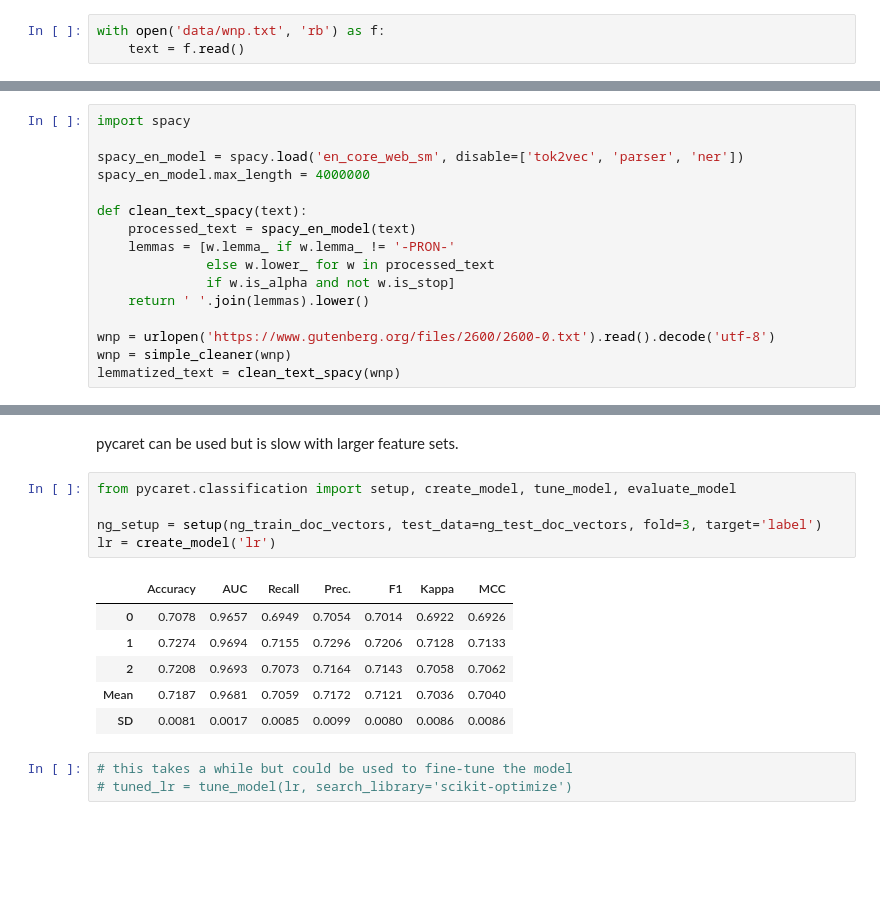
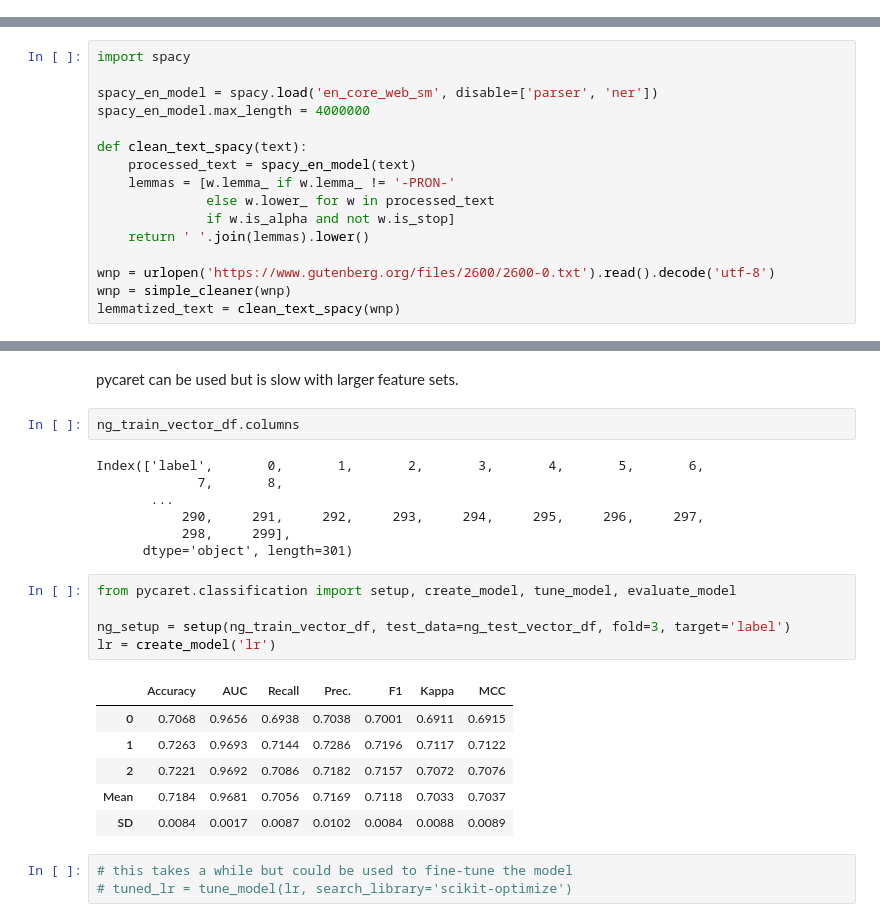
Before and after one commit to PacktPublishing/Practical-Data-Science-with-Python, a Jupyter notebook: Chapter18/Chapter_18.ipynb, the cells around one changed output, grey strips where cells are left out. Saved outputs shown, nothing was run; the diff lists cells and outputs as text; blank space fills up the shorter version.

```diff
--- a/Chapter18/Chapter_18.ipynb
+++ b/Chapter18/Chapter_18.ipynb
@@ -114,3 +130,0 @@ len(urlopen('https://www.gutenberg.org/files/2600/2600-0.txt').read().decode('ut
-# %%
-with open('data/wnp.txt', 'rb') as f:
-    text = f.read()
@@ -121,7 +144,7 @@ len(text)
 # %%
 import spacy
 
-spacy_en_model = spacy.load('en_core_web_sm', disable=['tok2vec', 'parser', 'ner'])
+spacy_en_model = spacy.load('en_core_web_sm', disable=['parser', 'ner'])
 spacy_en_model.max_length = 4000000
 
 def clean_text_spacy(text):
@@ -680,18 +724,27 @@ ng_train_vector_df
 11314 rows × 301 columns
 # %% [markdown]
 pycaret can be used but is slow with larger feature sets.
+# %%
+ng_train_vector_df.columns
+# %% [output]
+Index(['label',       0,       1,       2,       3,       4,       5,       6,
+             7,       8,
+       ...
+           290,     291,     292,     293,     294,     295,     296,     297,
+           298,     299],
+      dtype='object', length=301)
 # %%
 from pycaret.classification import setup, create_model, tune_model, evaluate_model
 
-ng_setup = setup(ng_train_doc_vectors, test_data=ng_test_doc_vectors, fold=3, target='label')
+ng_setup = setup(ng_train_vector_df, test_data=ng_test_vector_df, fold=3, target='label')
 lr = create_model('lr')
 # %% [output]
 |  | Accuracy | AUC | Recall | Prec. | F1 | Kappa | MCC |
-| 0 | 0.7078 | 0.9657 | 0.6949 | 0.7054 | 0.7014 | 0.6922 | 0.6926 |
-| 1 | 0.7274 | 0.9694 | 0.7155 | 0.7296 | 0.7206 | 0.7128 | 0.7133 |
-| 2 | 0.7208 | 0.9693 | 0.7073 | 0.7164 | 0.7143 | 0.7058 | 0.7062 |
-| Mean | 0.7187 | 0.9681 | 0.7059 | 0.7172 | 0.7121 | 0.7036 | 0.7040 |
-| SD | 0.0081 | 0.0017 | 0.0085 | 0.0099 | 0.0080 | 0.0086 | 0.0086 |
+| 0 | 0.7068 | 0.9656 | 0.6938 | 0.7038 | 0.7001 | 0.6911 | 0.6915 |
+| 1 | 0.7263 | 0.9693 | 0.7144 | 0.7286 | 0.7196 | 0.7117 | 0.7122 |
+| 2 | 0.7221 | 0.9692 | 0.7086 | 0.7182 | 0.7157 | 0.7072 | 0.7076 |
+| Mean | 0.7184 | 0.9681 | 0.7056 | 0.7169 | 0.7118 | 0.7033 | 0.7037 |
+| SD | 0.0084 | 0.0017 | 0.0087 | 0.0102 | 0.0084 | 0.0088 | 0.0089 |
 # %%
 # this takes a while but could be used to fine-tune the model
 # tuned_lr = tune_model(lr, search_library='scikit-optimize')
```
Also changed, not shown: parts of 45 cells of this notebook.
